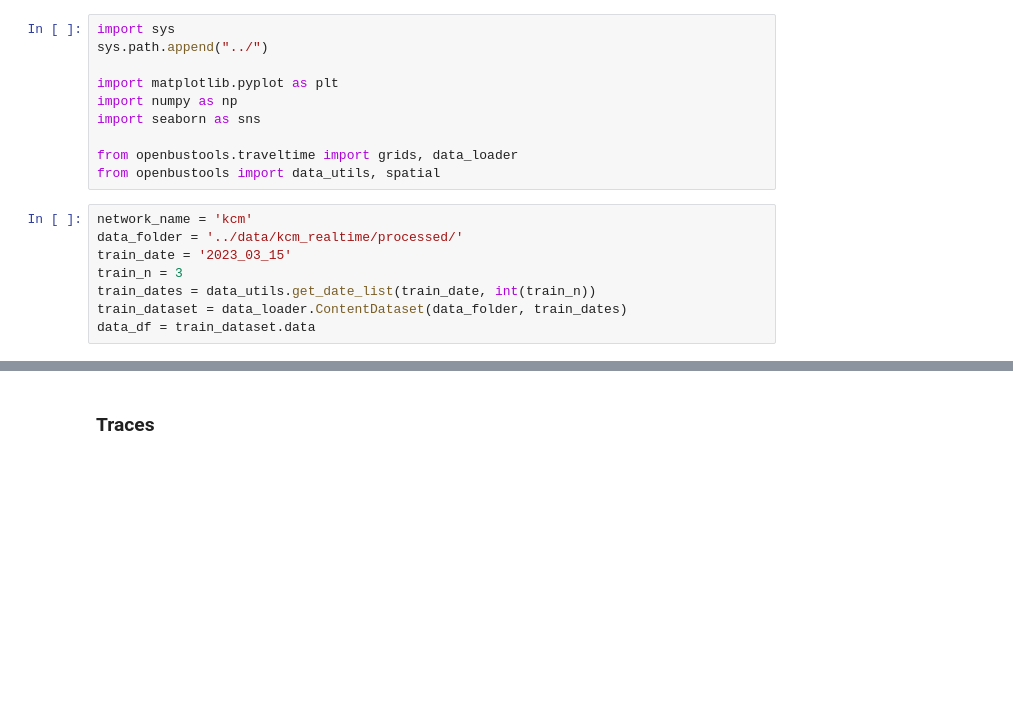
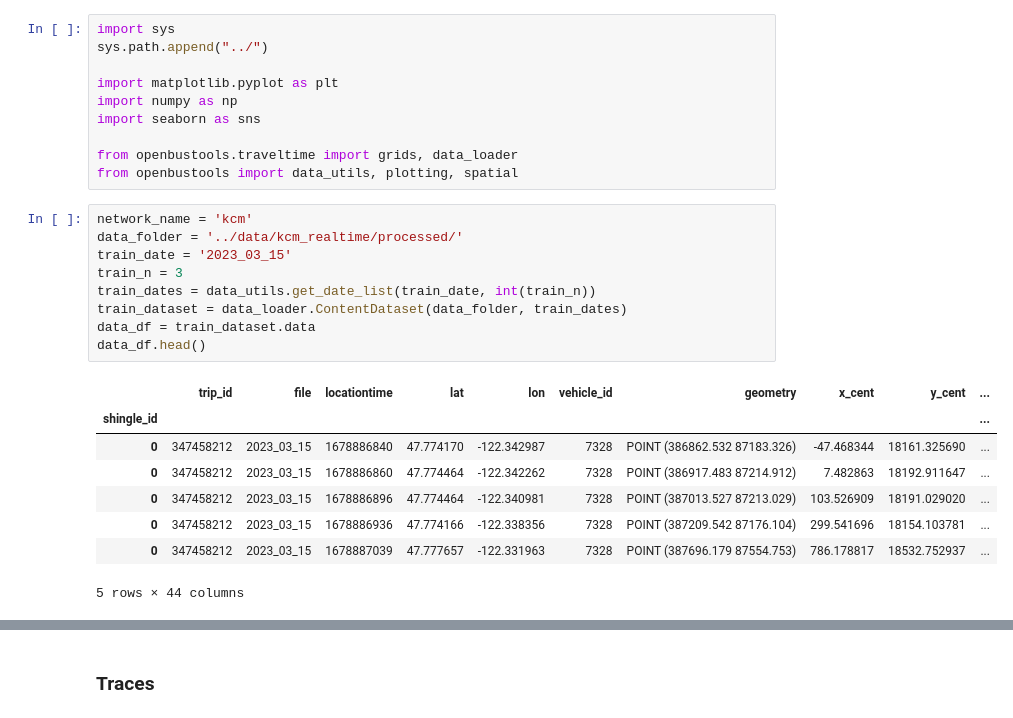
Before and after one commit to zackAemmer/open_bus_tools, a Jupyter notebook: notebooks/explore_inputs.ipynb, the cells around one changed output, grey strips where cells are left out. Drawn from its saved outputs; the diff is of its cells as text; blank space fills up the shorter version.

```diff
--- a/notebooks/explore_inputs.ipynb
+++ b/notebooks/explore_inputs.ipynb
@@ -7,12 +7,22 @@ import numpy as np
 import seaborn as sns
 
 from openbustools.traveltime import grids, data_loader
-from openbustools import data_utils, spatial
+from openbustools import data_utils, plotting, spatial
 # %%
 network_name = 'kcm'
 data_folder = '../data/kcm_realtime/processed/'
 train_date = '2023_03_15'
 train_n = 3
 train_dates = data_utils.get_date_list(train_date, int(train_n))
 train_dataset = data_loader.ContentDataset(data_folder, train_dates)
 data_df = train_dataset.data
+data_df.head()
+# %% [output]
+|  | trip_id | file | locationtime | lat | lon | vehicle_id | geometry | x_cent | y_cent | ... |
+| shingle_id |  |  |  |  |  |  |  |  |  | ... |
+| 0 | 347458212 | 2023_03_15 | 1678886840 | 47.774170 | -122.342987 | 7328 | POINT (386862.532 87183.326) | -47.468344 | 18161.325690 | ... |
+| 0 | 347458212 | 2023_03_15 | 1678886860 | 47.774464 | -122.342262 | 7328 | POINT (386917.483 87214.912) | 7.482863 | 18192.911647 | ... |
+| 0 | 347458212 | 2023_03_15 | 1678886896 | 47.774464 | -122.340981 | 7328 | POINT (387013.527 87213.029) | 103.526909 | 18191.029020 | ... |
+| 0 | 347458212 | 2023_03_15 | 1678886936 | 47.774166 | -122.338356 | 7328 | POINT (387209.542 87176.104) | 299.541696 | 18154.103781 | ... |
+| 0 | 347458212 | 2023_03_15 | 1678887039 | 47.777657 | -122.331963 | 7328 | POINT (387696.179 87554.753) | 786.178817 | 18532.752937 | ... |
+5 rows × 44 columns
```
Also changed, not shown: parts of 10 cells of this notebook, 2 other files.
